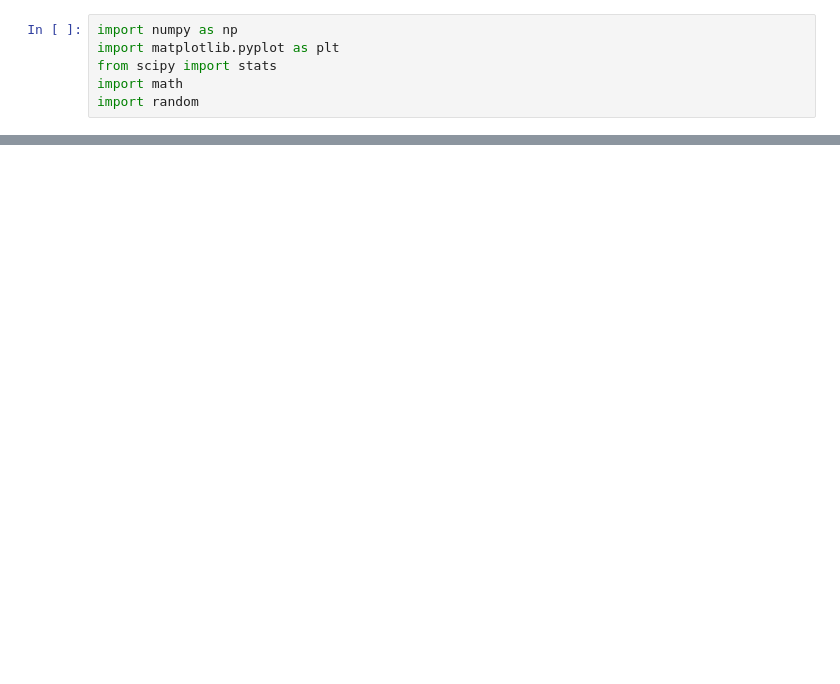
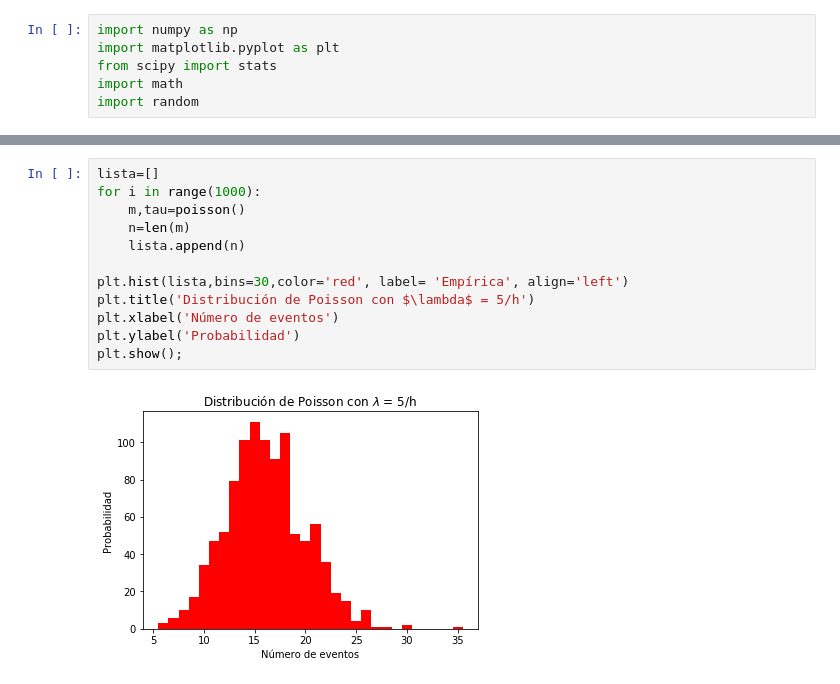
Before and after one commit to Mauriljb/Practico2, a Jupyter notebook: Punto 5.ipynb, the cells around one changed output, grey strips where cells are left out. Cells and saved outputs as stored; diff of their text form; blank space fills up the shorter version.

```diff
--- a/Punto 5.ipynb
+++ b/Punto 5.ipynb
@@ -50,0 +60,14 @@ plt.plot(numero,eventos)
+# %%
+lista=[]
+for i in range(1000):
+    m,tau=poisson()
+    n=len(m)
+    lista.append(n)
+
+plt.hist(lista,bins=30,color='red', label= 'Empírica', align='left')
+plt.title('Distribución de Poisson con $\lambda$ = 5/h')
+plt.xlabel('Número de eventos')
+plt.ylabel('Probabilidad')
+plt.show();
+# %% [output]
+[figure, added]
```
Also changed, not shown: parts of 8 cells of this notebook, 1 other file.
